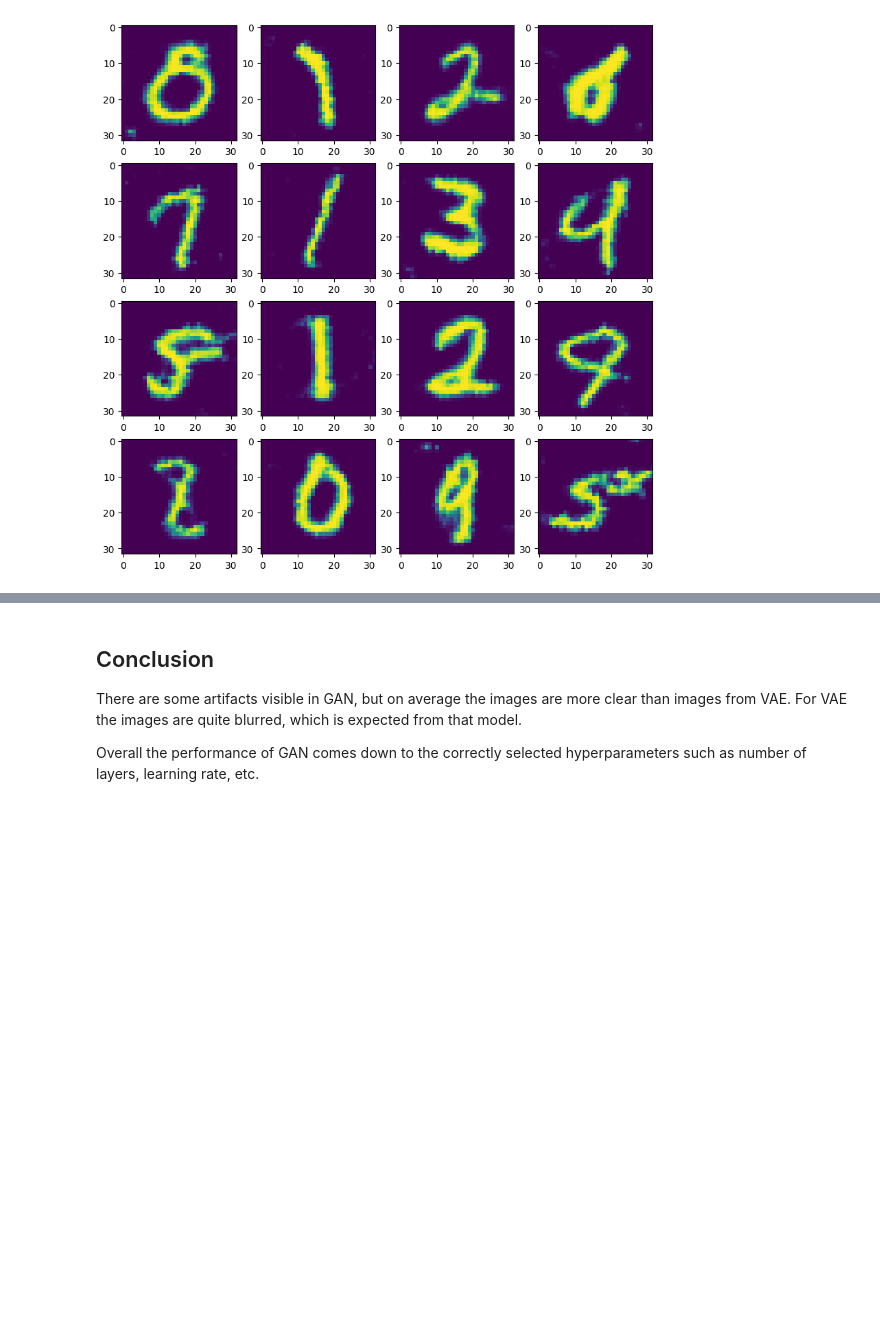
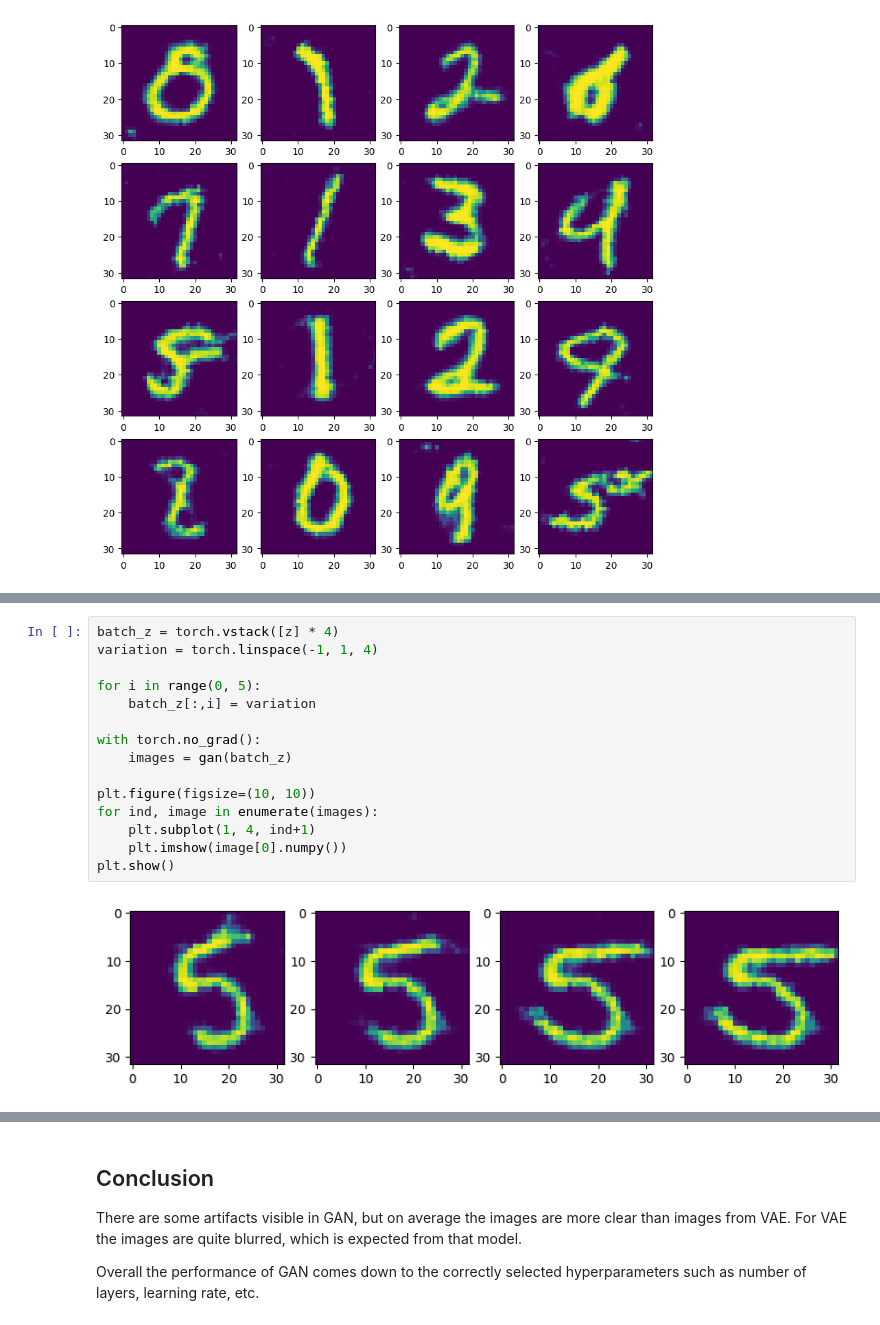
Before and after one commit to vildhet/id-gan, a Jupyter notebook: train_mnist.ipynb, the cells around one changed output, grey strips where cells are left out. Cells and saved outputs as stored; diff of their text form; blank space fills up the shorter version.

```diff
--- a/train_mnist.ipynb
+++ b/train_mnist.ipynb
@@ -59,0 +82,17 @@ Loading GAN model from output/mnist_gan_g.pt
+# %%
+batch_z = torch.vstack([z] * 4)
+variation = torch.linspace(-1, 1, 4)
+
+for i in range(0, 5):
+    batch_z[:,i] = variation
+
+with torch.no_grad():
+    images = gan(batch_z)
+
+plt.figure(figsize=(10, 10))
+for ind, image in enumerate(images):
+    plt.subplot(1, 4, ind+1)
+    plt.imshow(image[0].numpy())
+plt.show()
+# %% [output]
+[figure, added]
```
Also changed, not shown: parts of 4 cells of this notebook, 2 other files.
